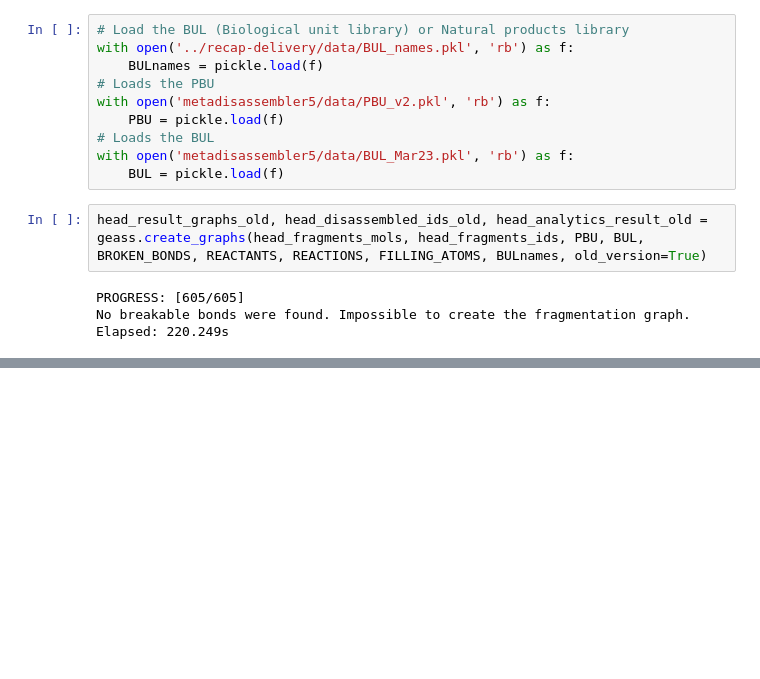
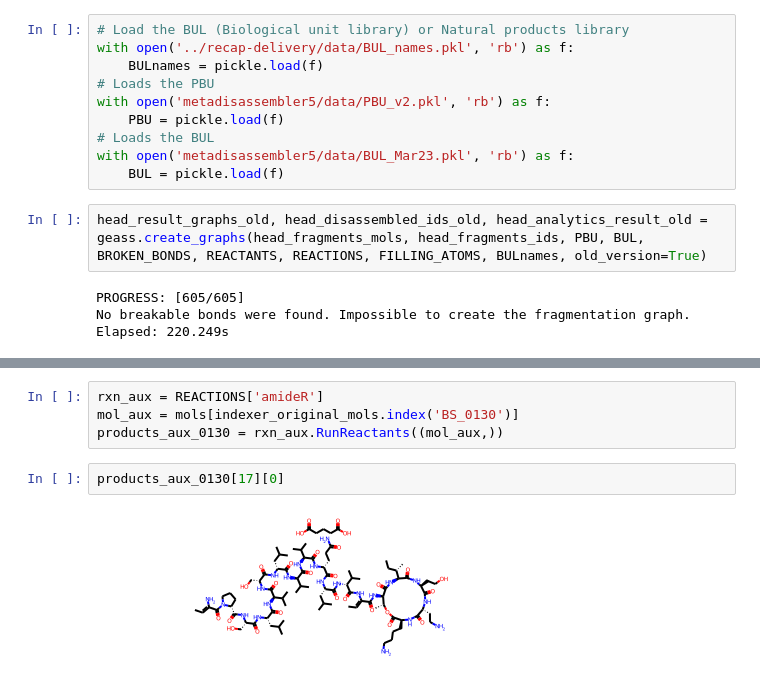
Before and after one commit to mattialpg/geass, a Jupyter notebook: old/08 - Inverse RunReactants.ipynb, the cells around one changed output, grey strips where cells are left out. Drawn from its saved outputs; the diff is of its cells as text; blank space fills up the shorter version.

```diff
--- a/old/08 - Inverse RunReactants.ipynb
+++ b/old/08 - Inverse RunReactants.ipynb
@@ -280,0 +483,8 @@ Elapsed: 220.249s
+# %%
+rxn_aux = REACTIONS['amideR']
+mol_aux = mols[indexer_original_mols.index('BS_0130')]
+products_aux_0130 = rxn_aux.RunReactants((mol_aux,))
+# %%
+products_aux_0130[17][0]
+# %% [output]
+[figure, added]
```
Also changed, not shown: parts of 51 cells of this notebook, 9 other files.
